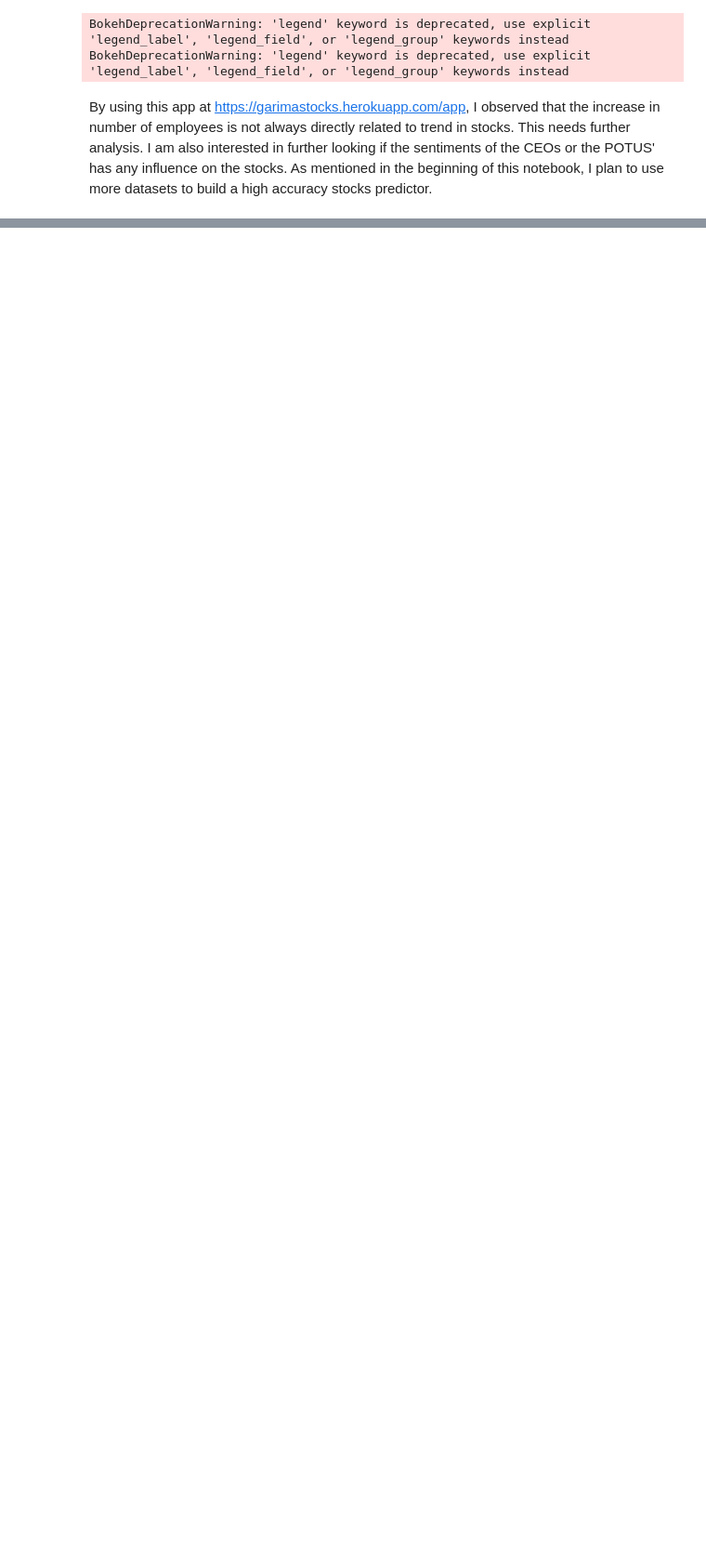
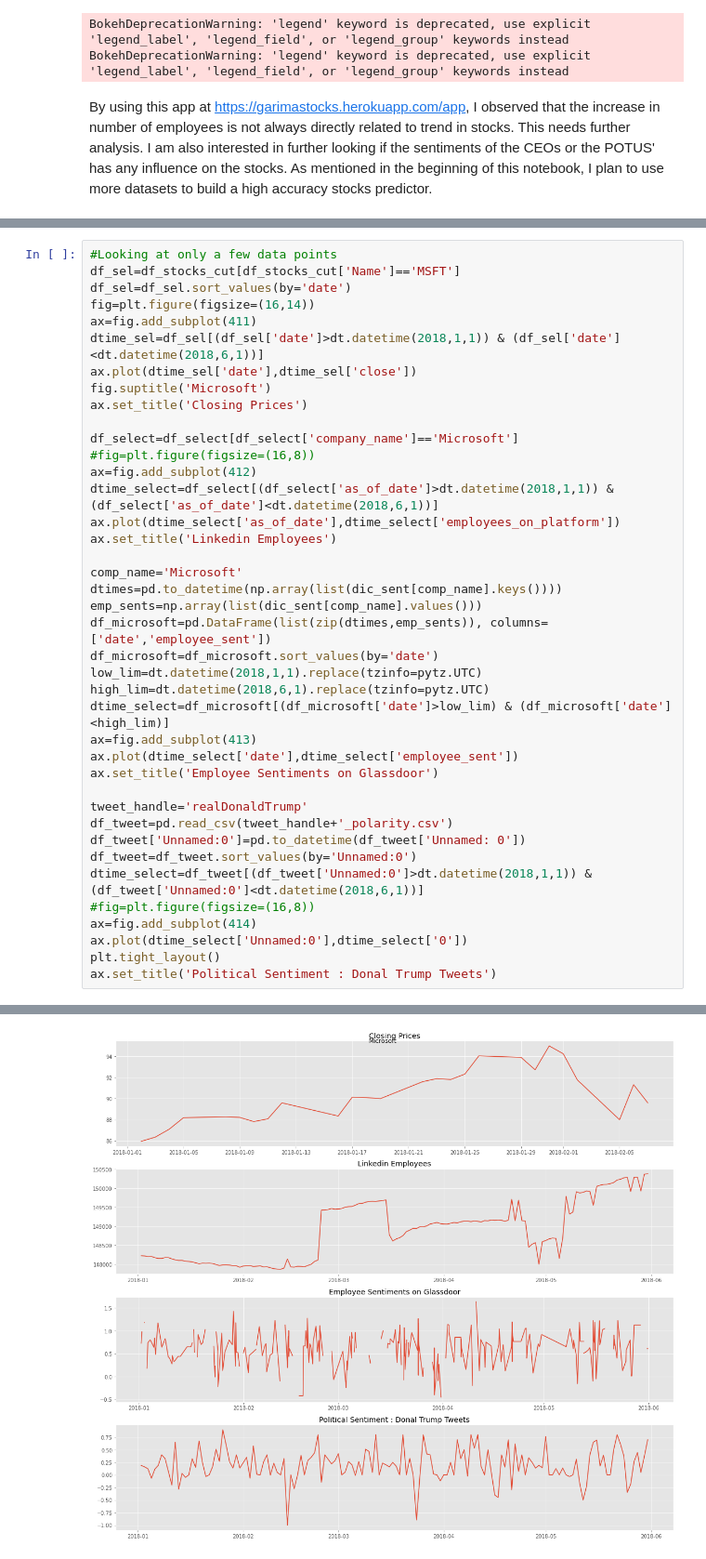
Before and after one commit to garimamalhotra/stock_predict, a Jupyter notebook: Capstone_Project_proposal_1.ipynb, the cells around one changed output, grey strips where cells are left out. Shown at 93% size. Cells and saved outputs as stored; diff of their text form; blank space fills up the shorter version.

```diff
--- a/Capstone_Project_proposal_1.ipynb
+++ b/Capstone_Project_proposal_1.ipynb
@@ -803,0 +955,41 @@ beginning of this notebook, I plan to use more datasets to build a high accuracy
+# %%
+#Looking at only a few data points
+df_sel=df_stocks_cut[df_stocks_cut['Name']=='MSFT']
+df_sel=df_sel.sort_values(by='date')
+fig=plt.figure(figsize=(16,14))
+ax=fig.add_subplot(411)
+dtime_sel=df_sel[(df_sel['date']>dt.datetime(2018,1,1)) & (df_sel['date']<dt.datetime(2018,6,1))]
+ax.plot(dtime_sel['date'],dtime_sel['close'])
+fig.suptitle('Microsoft')
+ax.set_title('Closing Prices')
+
+df_select=df_select[df_select['company_name']=='Microsoft']
+#fig=plt.figure(figsize=(16,8))
+ax=fig.add_subplot(412)
+dtime_select=df_select[(df_select['as_of_date']>dt.datetime(2018,1,1)) & (df_select['as_of_date']<dt.datetime(2018,6,1))]
+ax.plot(dtime_select['as_of_date'],dtime_select['employees_on_platform'])
+ax.set_title('Linkedin Employees')
+
+comp_name='Microsoft'
+dtimes=pd.to_datetime(np.array(list(dic_sent[comp_name].keys())))
+emp_sents=np.array(list(dic_sent[comp_name].values()))
+df_microsoft=pd.DataFrame(list(zip(dtimes,emp_sents)), columns=['date','employee_sent'])
+df_microsoft=df_microsoft.sort_values(by='date')
+low_lim=dt.datetime(2018,1,1).replace(tzinfo=pytz.UTC)
+high_lim=dt.datetime(2018,6,1).replace(tzinfo=pytz.UTC)
+dtime_select=df_microsoft[(df_microsoft['date']>low_lim) & (df_microsoft['date']<high_lim)]
+ax=fig.add_subplot(413)
+ax.plot(dtime_select['date'],dtime_select['employee_sent'])
+ax.set_title('Employee Sentiments on Glassdoor')
+
+tweet_handle='realDonaldTrump'
+df_tweet=pd.read_csv(tweet_handle+'_polarity.csv')
+df_tweet['Unnamed:0']=pd.to_datetime(df_tweet['Unnamed: 0'])
+df_tweet=df_tweet.sort_values(by='Unnamed:0')
+dtime_select=df_tweet[(df_tweet['Unnamed:0']>dt.datetime(2018,1,1)) & (df_tweet['Unnamed:0']<dt.datetime(2018,6,1))]
+#fig=plt.figure(figsize=(16,8))
+ax=fig.add_subplot(414)
+ax.plot(dtime_select['Unnamed:0'],dtime_select['0'])
+plt.tight_layout()
+ax.set_title('Political Sentiment : Donal Trump Tweets')
+# %% [output]
@@ -803,0 +997 @@ beginning of this notebook, I plan to use more datasets to build a high accuracy
+[figure, added]
```
Also changed, not shown: parts of 20 cells of this notebook.
